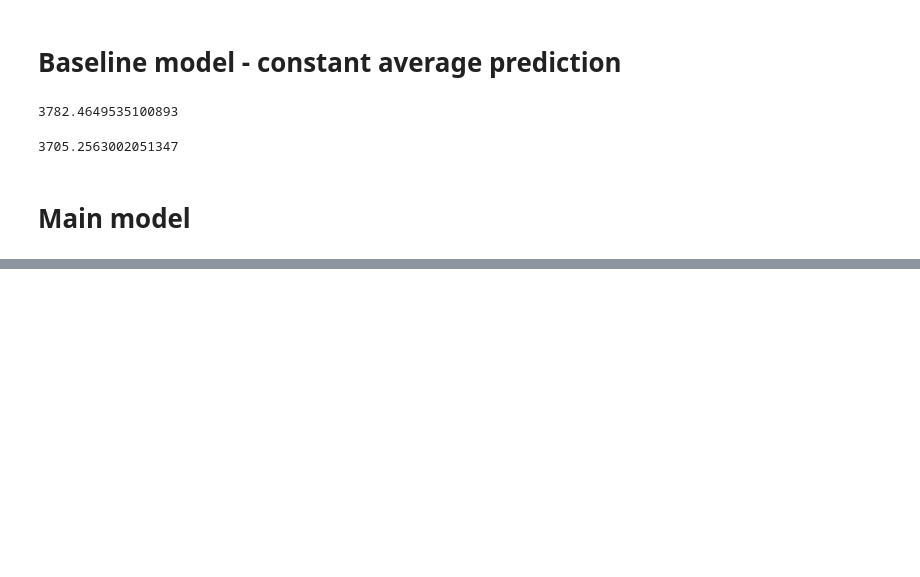
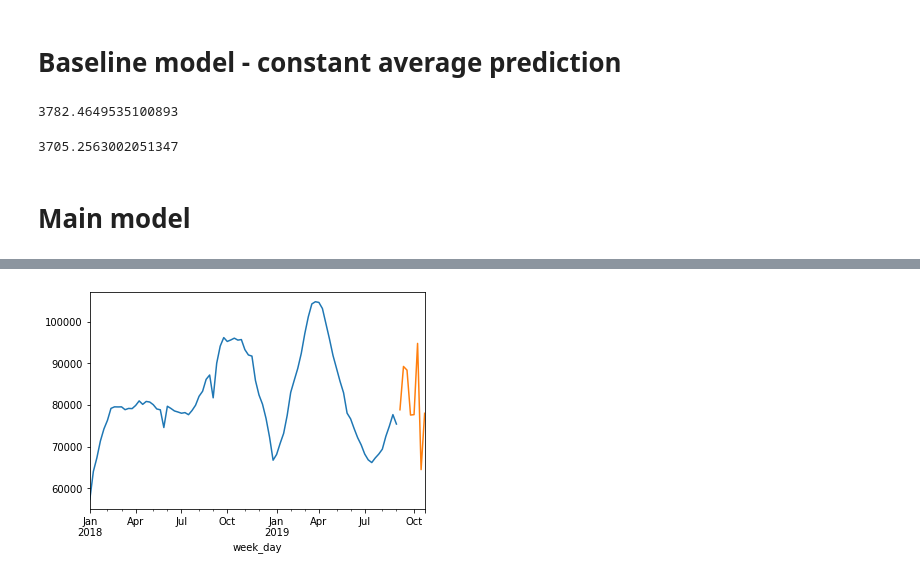
Before and after one commit to itdxer/marleyspoon-task, a Jupyter notebook: notebooks/Train-simple-model-on-independent-entities.ipynb, the cells around one changed output, grey strips where cells are left out. Drawn from its saved outputs; the diff is of its cells as text; code cells hidden in the pictures; blank space fills up the shorter version.

```diff
--- a/notebooks/Train-simple-model-on-independent-entities.ipynb
+++ b/notebooks/Train-simple-model-on-independent-entities.ipynb
@@ -268,0 +243,3 @@ See the caveats in the documentation: https://pandas.pydata.org/pandas-docs/stab
+# %%
+df_pred = pd.DataFrame({"predicted_sales": y_predicted, "week_day": df_validation.week_day})
+df_pred.head()
@@ -268,0 +266,5 @@ See the caveats in the documentation: https://pandas.pydata.org/pandas-docs/stab
+# %%
+ax = df_train.groupby(["week_day"]).sales.sum().plot();
+df_pred.groupby(["week_day"]).predicted_sales.sum().plot(ax=ax);
+# %% [output]
+[figure, added]
```
Also changed, not shown: parts of 60 cells of this notebook, 8 other files.
